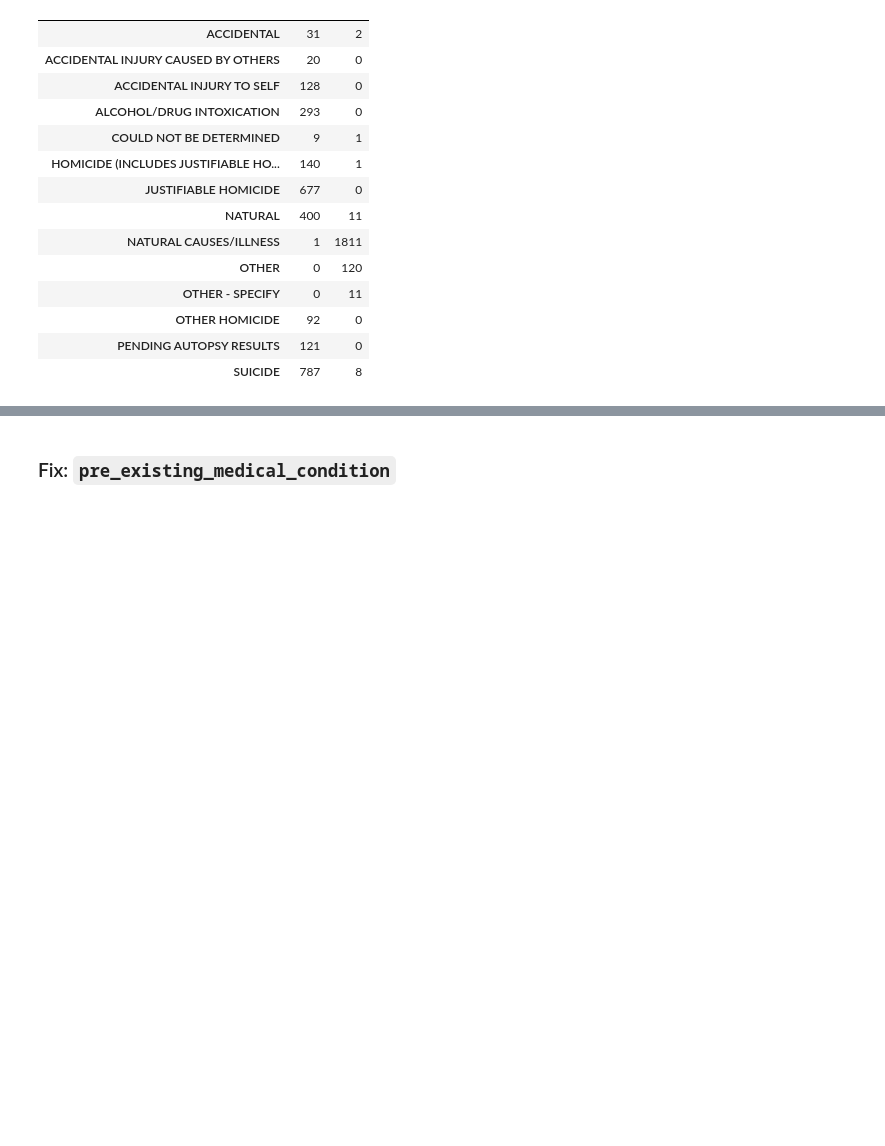
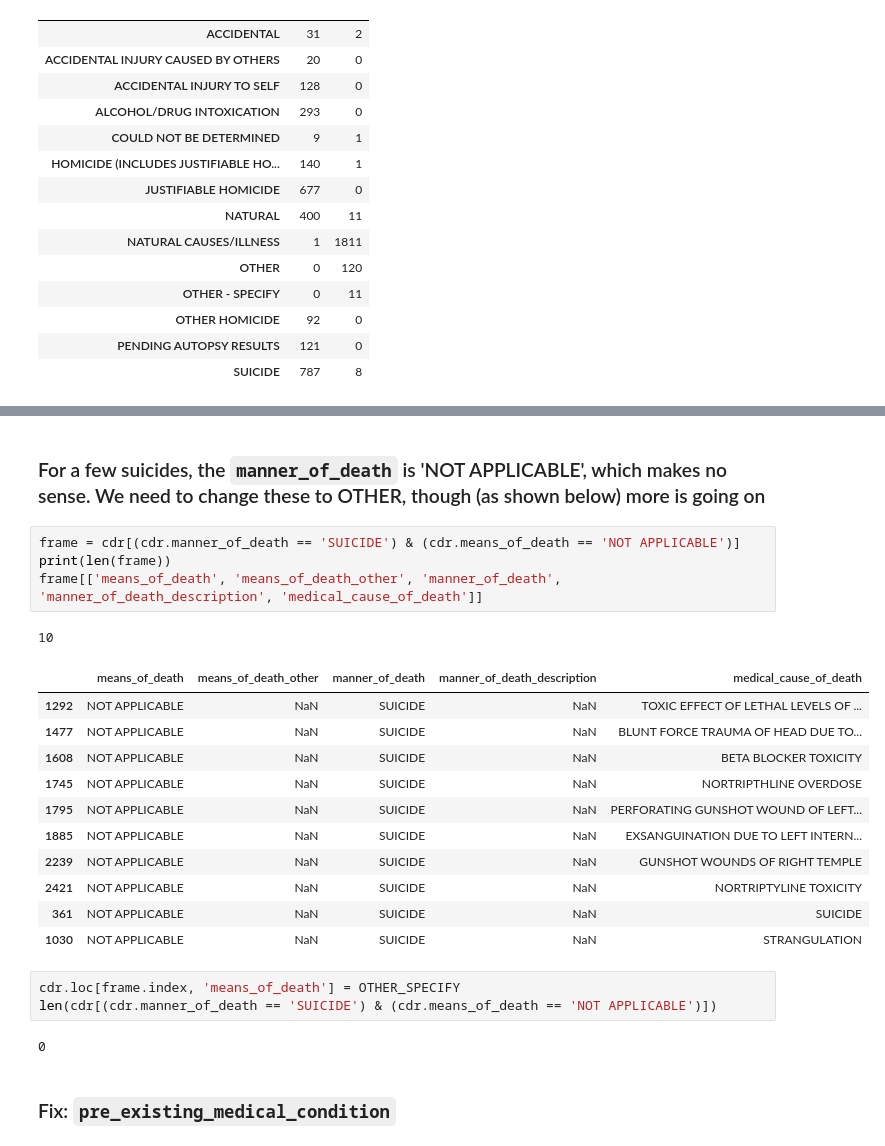
Before and after one commit to texas-justice-initiative/data-processing, a Jupyter notebook: data_cleaning/clean_cdr.ipynb, the cells around one changed output, grey strips where cells are left out. Cells and saved outputs as stored; diff of their text form; blank space fills up the shorter version.

```diff
--- a/data_cleaning/clean_cdr.ipynb
+++ b/data_cleaning/clean_cdr.ipynb
@@ -519,3 +557,27 @@ pd.crosstab(cdr.form_version, cdr.manner_of_death).T
+# %% [markdown]
+### For a few suicides, the `manner_of_death` is 'NOT APPLICABLE', which makes no sense. We need to change these to OTHER, though (as shown below) more is going on
+# %%
+frame = cdr[(cdr.manner_of_death == 'SUICIDE') & (cdr.means_of_death == 'NOT APPLICABLE')]
+print(len(frame))
+frame[['means_of_death', 'means_of_death_other', 'manner_of_death', 'manner_of_death_description', 'medical_cause_of_death']]
+# %% [output]
+10
+|  | means_of_death | means_of_death_other | manner_of_death | manner_of_death_description | medical_cause_of_death |
+| 1292 | NOT APPLICABLE | NaN | SUICIDE | NaN | TOXIC EFFECT OF LETHAL LEVELS OF ... |
+| 1477 | NOT APPLICABLE | NaN | SUICIDE | NaN | BLUNT FORCE TRAUMA OF HEAD DUE TO... |
+| 1608 | NOT APPLICABLE | NaN | SUICIDE | NaN | BETA BLOCKER TOXICITY |
+| 1745 | NOT APPLICABLE | NaN | SUICIDE | NaN | NORTRIPTHLINE OVERDOSE |
+| 1795 | NOT APPLICABLE | NaN | SUICIDE | NaN | PERFORATING GUNSHOT WOUND OF LEFT... |
+| 1885 | NOT APPLICABLE | NaN | SUICIDE | NaN | EXSANGUINATION DUE TO LEFT INTERN... |
+| 2239 | NOT APPLICABLE | NaN | SUICIDE | NaN | GUNSHOT WOUNDS OF RIGHT TEMPLE |
+| 2421 | NOT APPLICABLE | NaN | SUICIDE | NaN | NORTRIPTYLINE TOXICITY |
+| 361 | NOT APPLICABLE | NaN | SUICIDE | NaN | SUICIDE |
+| 1030 | NOT APPLICABLE | NaN | SUICIDE | NaN | STRANGULATION |
+# %%
+cdr.loc[frame.index, 'means_of_death'] = OTHER_SPECIFY
+len(cdr[(cdr.manner_of_death == 'SUICIDE') & (cdr.means_of_death == 'NOT APPLICABLE')])
+# %% [output]
+0
 # %% [markdown]
 ### Fix: `pre_existing_medical_condition`
 # %%
```
Also changed, not shown: parts of 22 cells of this notebook.
